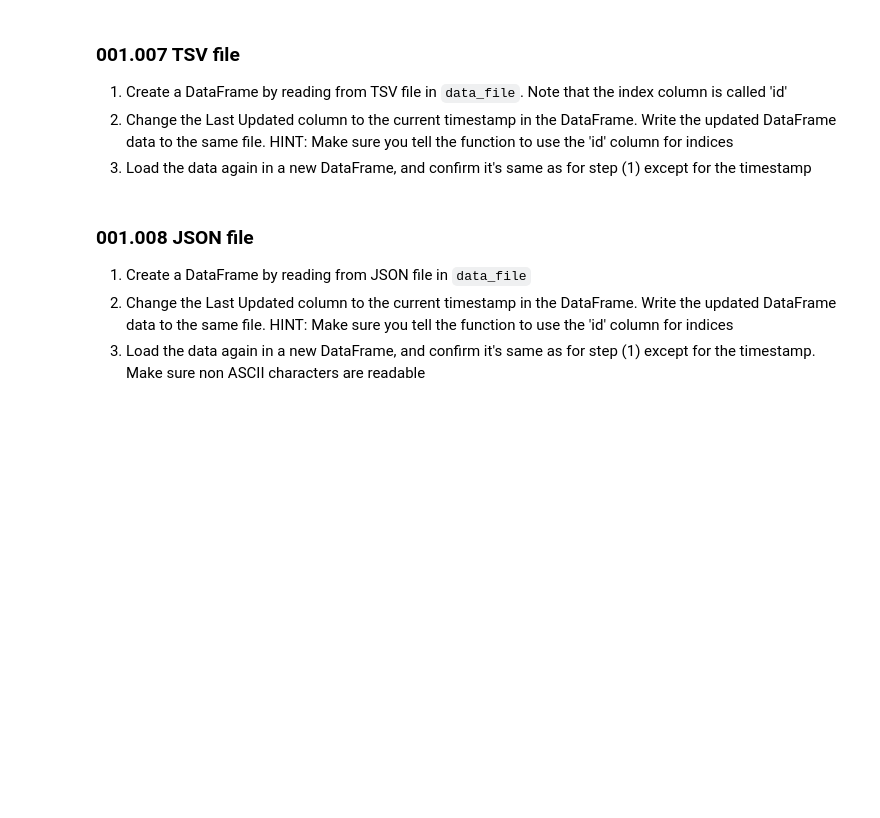
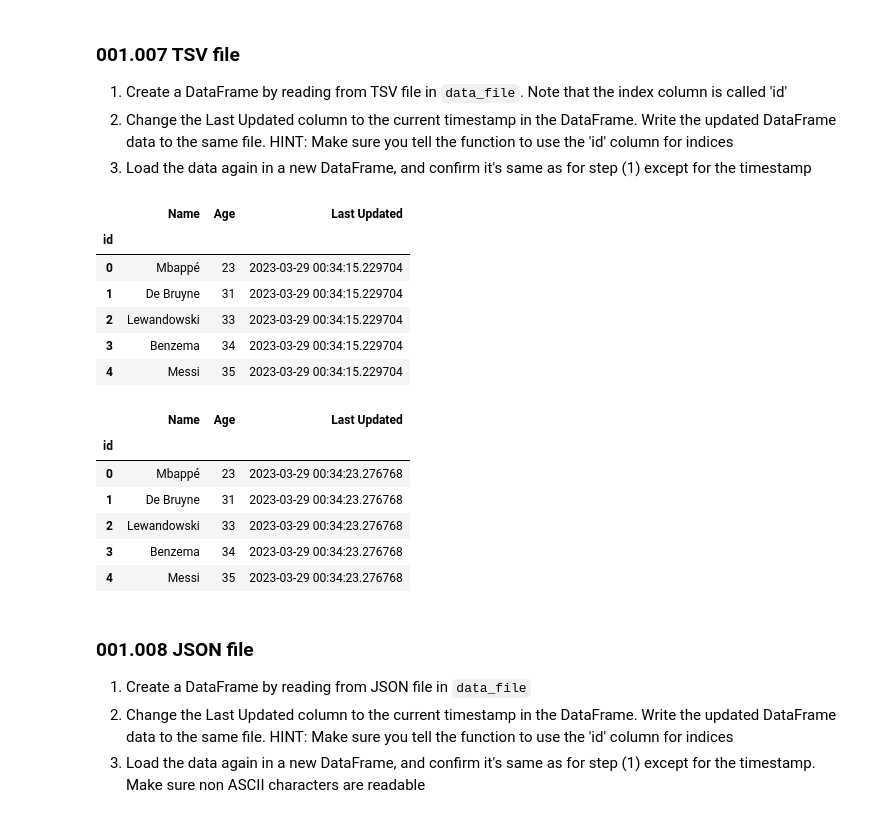
Before and after one commit to gotofritz/jupyter, a Jupyter notebook: katas/pandas_katas/001_pandas.ipynb, the cells around one changed output. Cells and saved outputs as stored; diff of their text form; code cells hidden in the pictures; blank space fills up the shorter version.

```diff
--- a/katas/pandas_katas/001_pandas.ipynb
+++ b/katas/pandas_katas/001_pandas.ipynb
@@ -92,6 +259,29 @@ ages_as_list = [ 23,       31,          33,             34,        35]
 # %%
 data_file = "001.007.tsv"
 # solution
+
+df = pd.read_csv(data_file, sep="\t", index_col="id")
+df
+
+df["Last Updated"] = pd.Timestamp.now()
+df.to_csv(data_file, sep="\t", index=True, index_label="id")
+
+pd.read_csv(data_file, sep="\t", index_col="id")
+# %% [output]
+|  | Name | Age | Last Updated |
+| id |  |  |  |
+| 0 | Mbappé | 23 | 2023-03-29 00:34:15.229704 |
+| 1 | De Bruyne | 31 | 2023-03-29 00:34:15.229704 |
+| 2 | Lewandowski | 33 | 2023-03-29 00:34:15.229704 |
+| 3 | Benzema | 34 | 2023-03-29 00:34:15.229704 |
+| 4 | Messi | 35 | 2023-03-29 00:34:15.229704 |
+|  | Name | Age | Last Updated |
+| id |  |  |  |
+| 0 | Mbappé | 23 | 2023-03-29 00:34:23.276768 |
+| 1 | De Bruyne | 31 | 2023-03-29 00:34:23.276768 |
+| 2 | Lewandowski | 33 | 2023-03-29 00:34:23.276768 |
+| 3 | Benzema | 34 | 2023-03-29 00:34:23.276768 |
+| 4 | Messi | 35 | 2023-03-29 00:34:23.276768 |
 # %% [markdown]
 ### 001.008 JSON file
 
```
Also changed, not shown: parts of 7 cells of this notebook, 10 other files.
